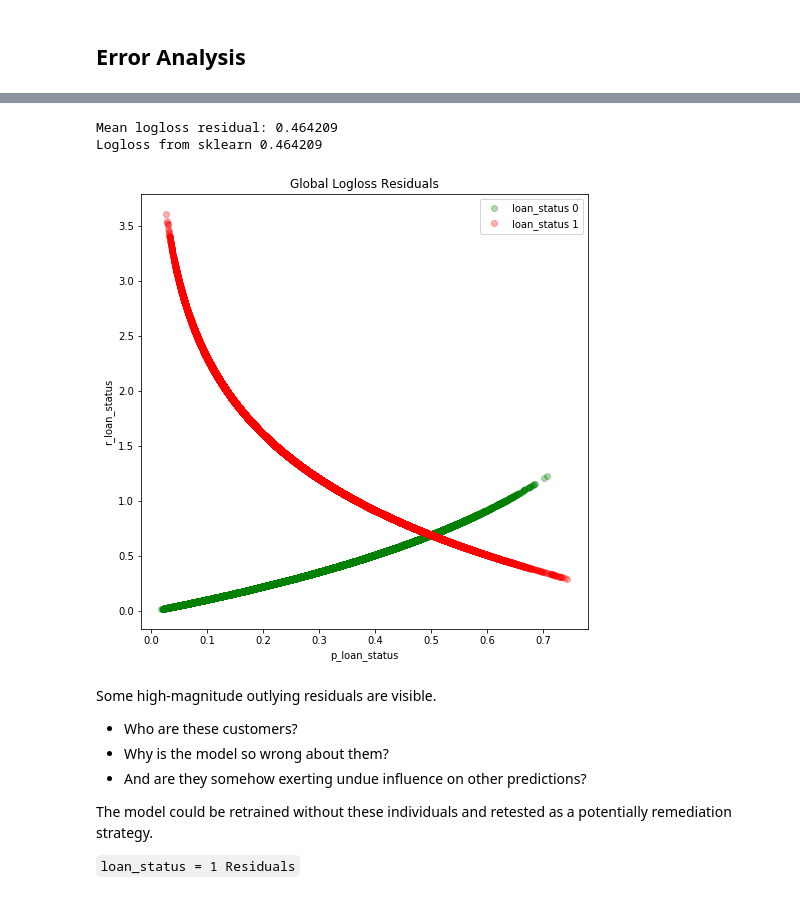
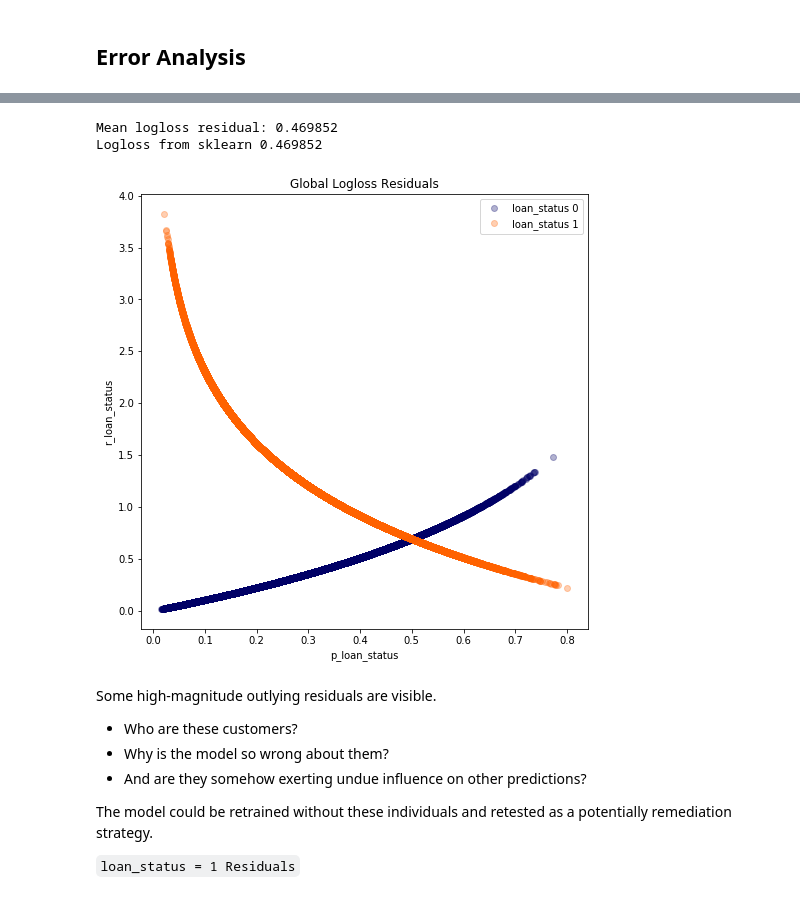
Before and after one commit to anilkumarpanda/blog_series, a Jupyter notebook: notebooks/02_residual_analysis.ipynb, the cells around one changed output, grey strips where cells are left out. Cells and saved outputs as stored; diff of their text form; code cells hidden in the pictures.

```diff
--- a/notebooks/02_residual_analysis.ipynb
+++ b/notebooks/02_residual_analysis.ipynb
@@ -24,7 +27,7 @@ from blog.model.evaluation import get_segment_rocauc
 # %%
 dataset_name = "lendingclub"
 target = "loan_status"
-path = "../data/lc_2007_2017_selected.csv"
+path = "../data/lc_2007_2017.csv"
 
 initial_features = [
     "verification_status",
@@ -62,6 +65,11 @@ initial_features = [
     "annual_inc",
     "out_prncp",
     "open_acc",
+    "installment",
+    "home_ownership",
+    "avg_cur_bal",
+    "annual_inc",
+    "num_tl_90g_dpd_24m"
 ]
 
 # combine two lists without duplicates
@@ -70,7 +78,7 @@ print(initial_features)
 # ================== Read and clean the dataset.===========================================
 logger.info(f"1.Read data")
 lcd = LendingClubDataset()
-X, y = lcd.get_data(path=path, use_cols=initial_features, dropna=True, sample=-1)
+X, y = lcd.get_data(path=path, use_cols=initial_features, dropna=False, sample=-1)
 logger.info(f"\nTarget distribution:\n{y.value_counts(normalize=True)}")
 
 # Split data into IT & OOT datasets.
@@ -92,6 +100,10 @@ logger.info(f"3.Starting feature selection.")
 # Select the best features based on SHAPRFE CV
 # selected_features, fs_plot = select_features(data=data_dict, verbose=100)
 
+# selected_features=['loan_amnt','int_rate','installment','grade','annual_inc','home_ownership',
+#                    'emp_length','term','addr_state',
+#                    'fico_range_low', 'fico_range_high']
+
 selected_features = [
     "emp_length",
     "addr_state",
@@ -103,7 +115,10 @@ selected_features = [
     "application_type",
     "purpose",
     "grade",
-    'dti'
+    'dti',
+    "home_ownership",
+    "annual_inc",
+    "num_tl_90g_dpd_24m"
 ]
 logger.info(f"Final features :  {selected_features}")
 # Update the data dictionary with the selected features.
@@ -128,6 +143,23 @@ model_params = {
     "min_child_samples": 20,
 }
 
+# model_params =  {
+# 'n_estimators': 600,
+# 'objective': 'binary',
+# 'seed': 41114,
+# 'n_jobs': 8,
+# 'metric': 'auc',
+# 'num_leaves': 40,
+# 'bagging_fraction': 1,
+# 'max_bin': 70,
+# 'learning_rate': 0.05,
+# 'reg_alpha': 0,
+# 'reg_lambda': 0,
+# 'min_child_weight': 1e-2,
+# 'min_child_samples': 10,
+# 'max_depth': 12
+# }
+
 
 # =================== Train Model =========================================
 logger.info(f"5.Train Model ")
@@ -214,32 +246,32 @@ X_val_results[resid_name] = -X_val_results[target]*np.log(X_val_results[yhat_nam
 print('Mean logloss residual: %.6f' % X_val_results[resid_name].mean())
 print('Logloss from sklearn %.6f' % log_loss(y_val, preds1))
 # %% [output]
-Mean logloss residual: 0.464209
-Logloss from sklearn 0.464209
+Mean logloss residual: 0.469852
+Logloss from sklearn 0.469852
 # %%
 # initialize figure
 # Matplotlib figure inline
 %matplotlib inline
 fig, ax_ = plt.subplots(figsize=(8, 8))
 valid_yhat_df = X_val_results.copy()
 # plot groups with appropriate color
-color_list = ['green', 'red']
+color_list = ['#000066', '#FF6200']
 c_idx = 0
 groups = valid_yhat_df.groupby(target) # define groups for levels of PAY_0
 for name, group in groups:
     ax_.plot(group.p_loan_status, group.r_loan_status,
              label=' '.join([target, str(name)]),
              marker='o', linestyle='', color=color_list[c_idx], alpha=0.3)
     c_idx += 1
 
 # annotate plot
 plt.xlabel(yhat_name)
 plt.ylabel(resid_name)
 ax_.legend(loc=1)
 plt.title('Global Logloss Residuals')
 plt.show()
 # %% [output]
-[figure, old version]
+[figure, new version]
 # %% [markdown]
 
 Some high-magnitude outlying residuals are visible.
```
Also changed, not shown: parts of 13 cells of this notebook, 22 other files.
